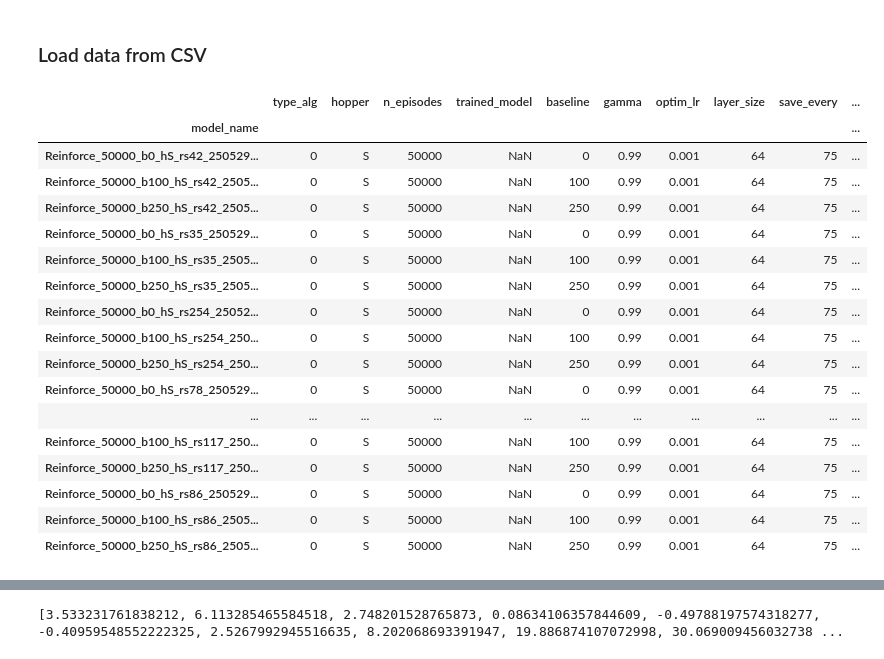
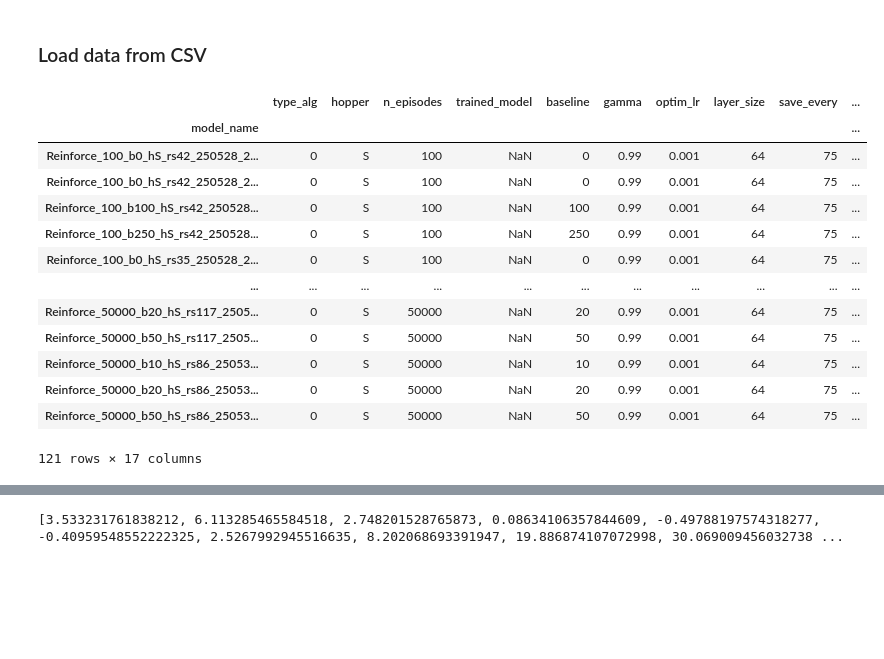
Before and after one commit to MaddalenaGhiotti/ReinforcementLearningProject, a Jupyter notebook: main_Maddalena.ipynb, the cells around one changed output, grey strips where cells are left out. Drawn from its saved outputs; the diff is of its cells as text; code cells hidden in the pictures; blank space fills up the shorter version.

```diff
--- a/main_Maddalena.ipynb
+++ b/main_Maddalena.ipynb
@@ -87,27 +87,23 @@ plt.savefig("./plots/"+'DifferentBaselines_30000.png',dpi=300)
 # %% [markdown]
 ### Load data from CSV
 # %%
-loaded_csv = pd.read_csv('results_Maddalena.csv', index_col='model_name')
+loaded_csv = pd.read_csv('results_Maddalena2.csv', index_col='model_name')
 display(loaded_csv)
 # %% [output]
 |  | type_alg | hopper | n_episodes | trained_model | baseline | gamma | optim_lr | layer_size | save_every | ... |
 | model_name |  |  |  |  |  |  |  |  |  | ... |
-| Reinforce_50000_b0_hS_rs42_250529... | 0 | S | 50000 | NaN | 0 | 0.99 | 0.001 | 64 | 75 | ... |
-| Reinforce_50000_b100_hS_rs42_2505... | 0 | S | 50000 | NaN | 100 | 0.99 | 0.001 | 64 | 75 | ... |
-| Reinforce_50000_b250_hS_rs42_2505... | 0 | S | 50000 | NaN | 250 | 0.99 | 0.001 | 64 | 75 | ... |
-| Reinforce_50000_b0_hS_rs35_250529... | 0 | S | 50000 | NaN | 0 | 0.99 | 0.001 | 64 | 75 | ... |
-| Reinforce_50000_b100_hS_rs35_2505... | 0 | S | 50000 | NaN | 100 | 0.99 | 0.001 | 64 | 75 | ... |
-| Reinforce_50000_b250_hS_rs35_2505... | 0 | S | 50000 | NaN | 250 | 0.99 | 0.001 | 64 | 75 | ... |
-| Reinforce_50000_b0_hS_rs254_25052... | 0 | S | 50000 | NaN | 0 | 0.99 | 0.001 | 64 | 75 | ... |
-| Reinforce_50000_b100_hS_rs254_250... | 0 | S | 50000 | NaN | 100 | 0.99 | 0.001 | 64 | 75 | ... |
-| Reinforce_50000_b250_hS_rs254_250... | 0 | S | 50000 | NaN | 250 | 0.99 | 0.001 | 64 | 75 | ... |
-| Reinforce_50000_b0_hS_rs78_250529... | 0 | S | 50000 | NaN | 0 | 0.99 | 0.001 | 64 | 75 | ... |
+| Reinforce_100_b0_hS_rs42_250528_2... | 0 | S | 100 | NaN | 0 | 0.99 | 0.001 | 64 | 75 | ... |
+| Reinforce_100_b0_hS_rs42_250528_2... | 0 | S | 100 | NaN | 0 | 0.99 | 0.001 | 64 | 75 | ... |
+| Reinforce_100_b100_hS_rs42_250528... | 0 | S | 100 | NaN | 100 | 0.99 | 0.001 | 64 | 75 | ... |
+| Reinforce_100_b250_hS_rs42_250528... | 0 | S | 100 | NaN | 250 | 0.99 | 0.001 | 64 | 75 | ... |
+| Reinforce_100_b0_hS_rs35_250528_2... | 0 | S | 100 | NaN | 0 | 0.99 | 0.001 | 64 | 75 | ... |
 | ... | ... | ... | ... | ... | ... | ... | ... | ... | ... | ... |
-| Reinforce_50000_b100_hS_rs117_250... | 0 | S | 50000 | NaN | 100 | 0.99 | 0.001 | 64 | 75 | ... |
-| Reinforce_50000_b250_hS_rs117_250... | 0 | S | 50000 | NaN | 250 | 0.99 | 0.001 | 64 | 75 | ... |
-| Reinforce_50000_b0_hS_rs86_250529... | 0 | S | 50000 | NaN | 0 | 0.99 | 0.001 | 64 | 75 | ... |
-| Reinforce_50000_b100_hS_rs86_2505... | 0 | S | 50000 | NaN | 100 | 0.99 | 0.001 | 64 | 75 | ... |
-| Reinforce_50000_b250_hS_rs86_2505... | 0 | S | 50000 | NaN | 250 | 0.99 | 0.001 | 64 | 75 | ... |
+| Reinforce_50000_b20_hS_rs117_2505... | 0 | S | 50000 | NaN | 20 | 0.99 | 0.001 | 64 | 75 | ... |
+| Reinforce_50000_b50_hS_rs117_2505... | 0 | S | 50000 | NaN | 50 | 0.99 | 0.001 | 64 | 75 | ... |
+| Reinforce_50000_b10_hS_rs86_25053... | 0 | S | 50000 | NaN | 10 | 0.99 | 0.001 | 64 | 75 | ... |
+| Reinforce_50000_b20_hS_rs86_25053... | 0 | S | 50000 | NaN | 20 | 0.99 | 0.001 | 64 | 75 | ... |
+| Reinforce_50000_b50_hS_rs86_25053... | 0 | S | 50000 | NaN | 50 | 0.99 | 0.001 | 64 | 75 | ... |
+121 rows × 17 columns
 # %%
 def multiple_plot(n_episodes,save_every,baselines):
     colors=['darkseagreen','cornflowerblue','plum'] #thistle']
```
Also changed, not shown: parts of 1 cell of this notebook, 1 other file.
